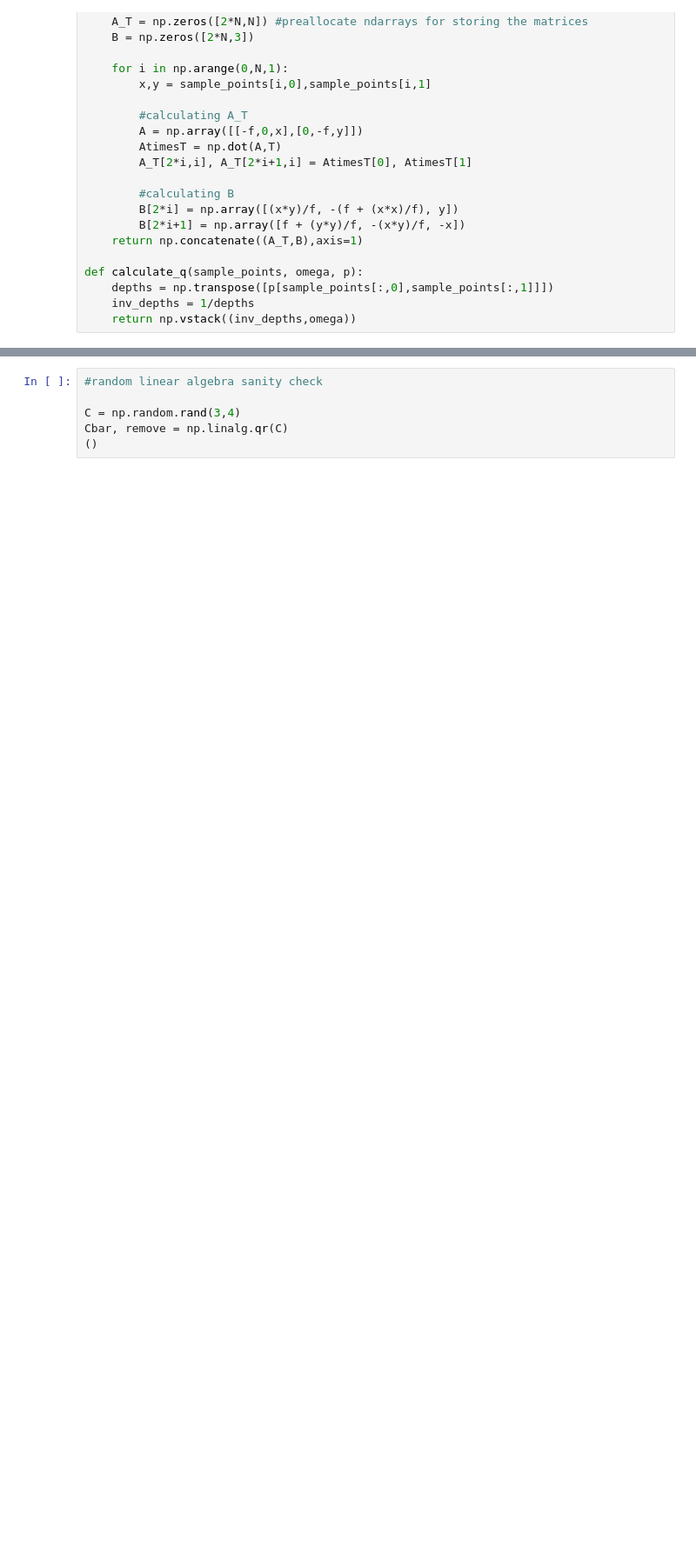
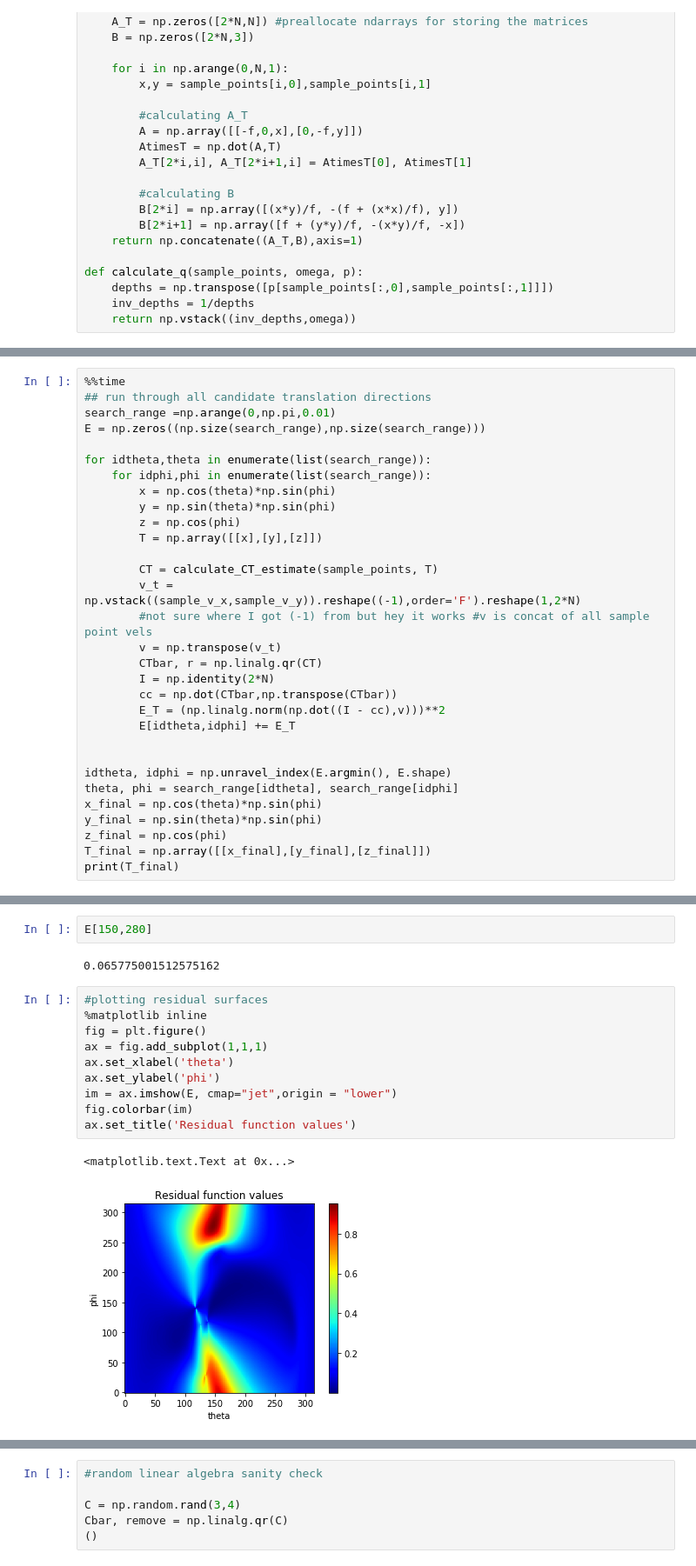
Before and after one commit to sharbatc/piof, a Jupyter notebook: test_subpsace.ipynb, the cells around one changed output, grey strips where cells are left out. Shown: that part at 87% size. Cells and saved outputs as stored; diff of their text form; blank space fills up the shorter version.

Commit message:
finally seems to work for the love of Paris

```diff
--- a/test_subpsace.ipynb
+++ b/test_subpsace.ipynb
@@ -166,0 +172,31 @@ def calculate_ET(sample_points):
+# %%
+%%time
+## run through all candidate translation directions
+search_range =np.arange(0,np.pi,0.01)
+E = np.zeros((np.size(search_range),np.size(search_range)))
+
+for idtheta,theta in enumerate(list(search_range)):
+    for idphi,phi in enumerate(list(search_range)):
+        x = np.cos(theta)*np.sin(phi)
+        y = np.sin(theta)*np.sin(phi)
+        z = np.cos(phi)
+        T = np.array([[x],[y],[z]])
+
+        CT = calculate_CT_estimate(sample_points, T)
+        v_t = np.vstack((sample_v_x,sample_v_y)).reshape((-1),order='F').reshape(1,2*N)
+        #not sure where I got (-1) from but hey it works #v is concat of all sample point vels
+        v = np.transpose(v_t)
+        CTbar, r = np.linalg.qr(CT)
+        I = np.identity(2*N)
+        cc = np.dot(CTbar,np.transpose(CTbar))
+        E_T = (np.linalg.norm(np.dot((I - cc),v)))**2
+        E[idtheta,idphi] += E_T
+
+
+idtheta, idphi = np.unravel_index(E.argmin(), E.shape)
+theta, phi = search_range[idtheta], search_range[idphi]
+x_final = np.cos(theta)*np.sin(phi)
+y_final = np.sin(theta)*np.sin(phi)
+z_final = np.cos(phi)
+T_final = np.array([[x_final],[y_final],[z_final]])
+print(T_final)
@@ -166,0 +213,17 @@ def calculate_ET(sample_points):
+# %%
+E[150,280]
+# %% [output]
+0.065775001512575162
+# %%
+#plotting residual surfaces
+%matplotlib inline
+fig = plt.figure()
+ax = fig.add_subplot(1,1,1)
+ax.set_xlabel('theta')
+ax.set_ylabel('phi')
+im = ax.imshow(E, cmap="jet",origin = "lower")
+fig.colorbar(im)
+ax.set_title('Residual function values')
+# %% [output]
+<matplotlib.text.Text at 0x...>
+[figure, added]
```
Also changed, not shown: parts of 15 cells of this notebook, 1 other file.
